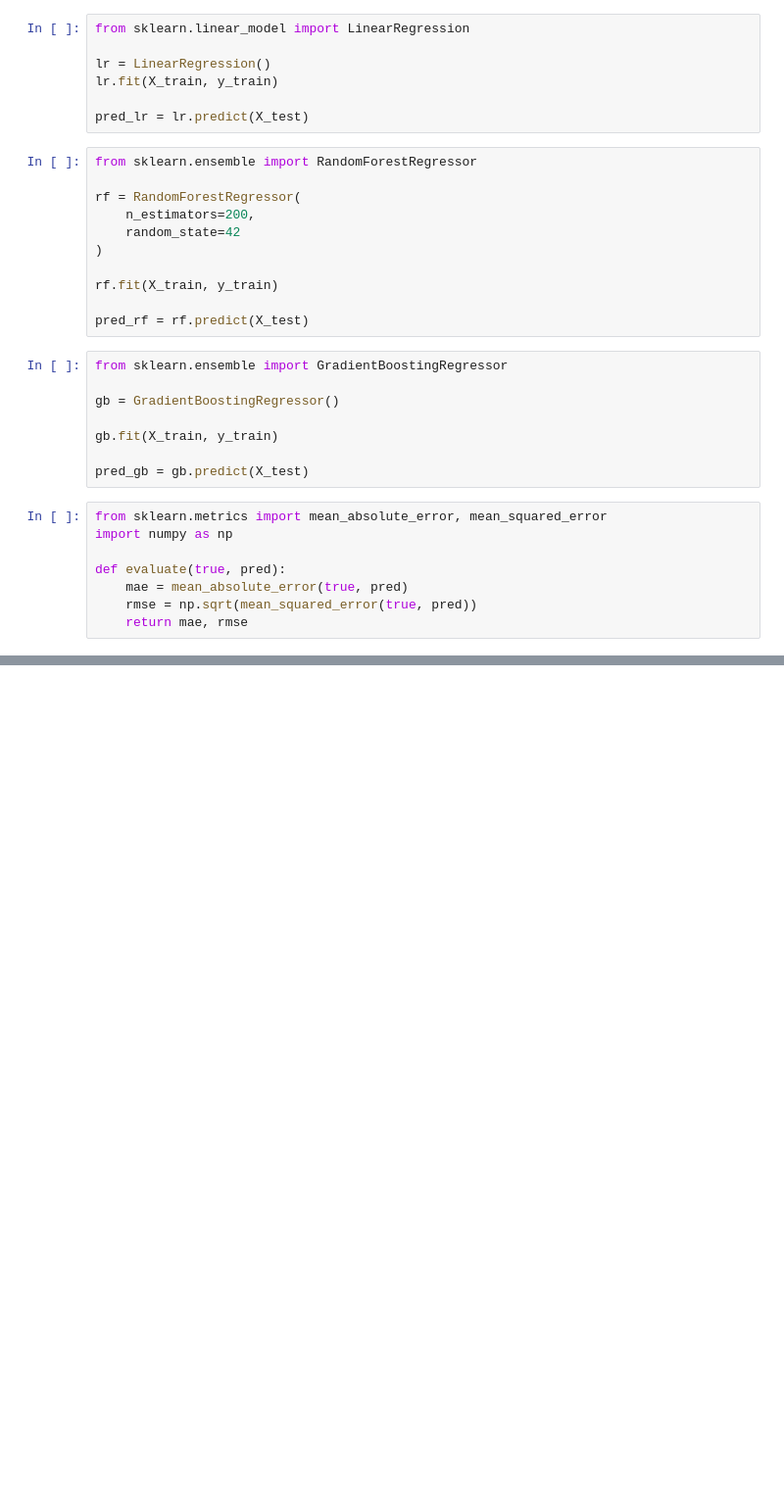
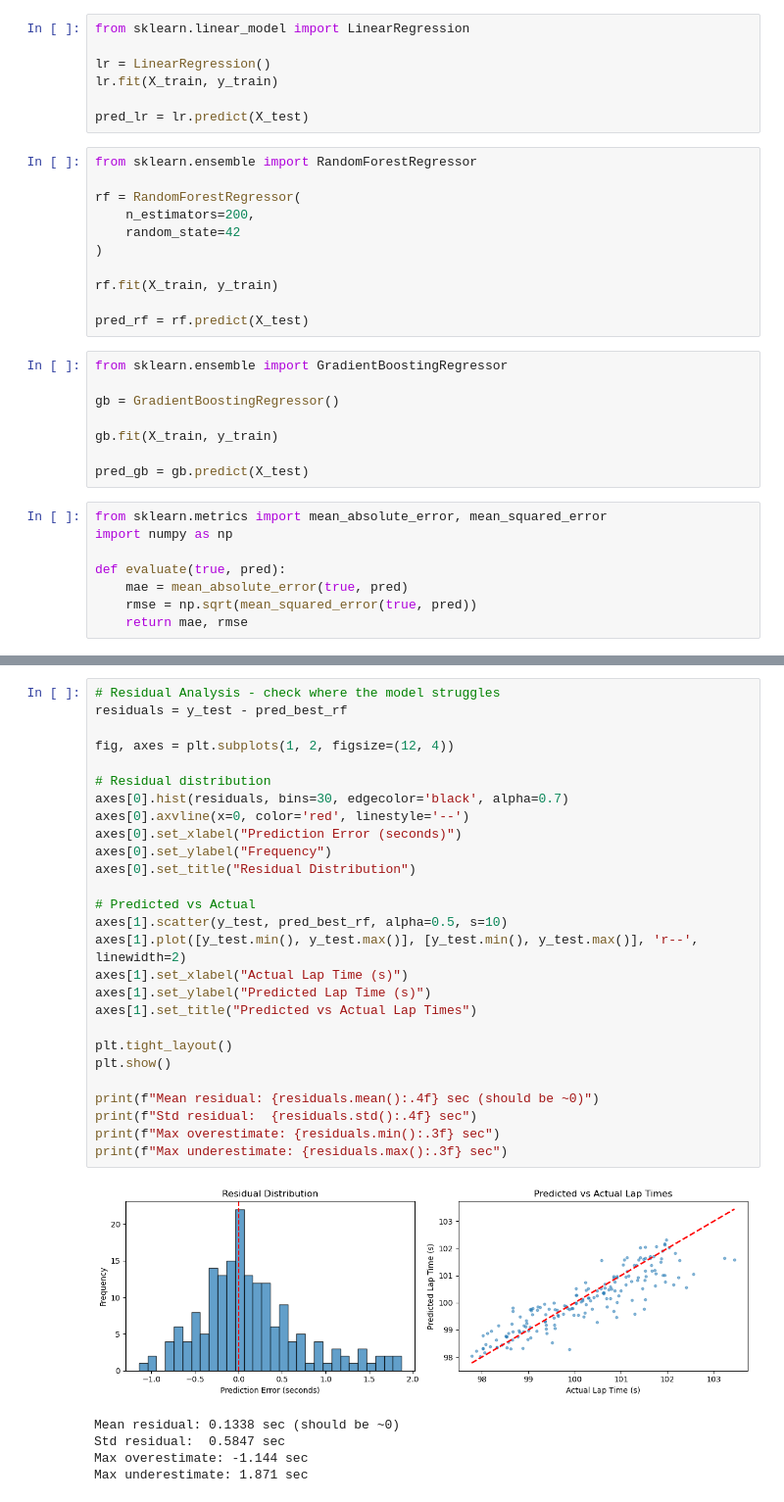
Before and after one commit to sahosahit/f1-lap-time-prediction, a Jupyter notebook: notebooks/model_training_and_evaluation.ipynb, the cells around one changed output, grey strips where cells are left out. Shown at 98% size. Drawn from its saved outputs; the diff is of its cells as text; blank space fills up the shorter version.

```diff
--- a/notebooks/model_training_and_evaluation.ipynb
+++ b/notebooks/model_training_and_evaluation.ipynb
@@ -71,3 +185,36 @@ Gradient Boosting: (0.3909819524641462, 0.5587277474771465)
+# %%
+# Residual Analysis - check where the model struggles
+residuals = y_test - pred_best_rf
+
+fig, axes = plt.subplots(1, 2, figsize=(12, 4))
+
+# Residual distribution
+axes[0].hist(residuals, bins=30, edgecolor='black', alpha=0.7)
+axes[0].axvline(x=0, color='red', linestyle='--')
+axes[0].set_xlabel("Prediction Error (seconds)")
+axes[0].set_ylabel("Frequency")
+axes[0].set_title("Residual Distribution")
+
+# Predicted vs Actual
+axes[1].scatter(y_test, pred_best_rf, alpha=0.5, s=10)
+axes[1].plot([y_test.min(), y_test.max()], [y_test.min(), y_test.max()], 'r--', linewidth=2)
+axes[1].set_xlabel("Actual Lap Time (s)")
+axes[1].set_ylabel("Predicted Lap Time (s)")
+axes[1].set_title("Predicted vs Actual Lap Times")
+
+plt.tight_layout()
+plt.show()
+
+print(f"Mean residual: {residuals.mean():.4f} sec (should be ~0)")
+print(f"Std residual:  {residuals.std():.4f} sec")
+print(f"Max overestimate: {residuals.min():.3f} sec")
+print(f"Max underestimate: {residuals.max():.3f} sec")
+# %% [output]
+[figure, added]
+Mean residual: 0.1338 sec (should be ~0)
+Std residual:  0.5847 sec
+Max overestimate: -1.144 sec
+Max underestimate: 1.871 sec
 # %%
 import matplotlib.pyplot as plt
 
```
Also changed, not shown: parts of 12 cells of this notebook.
